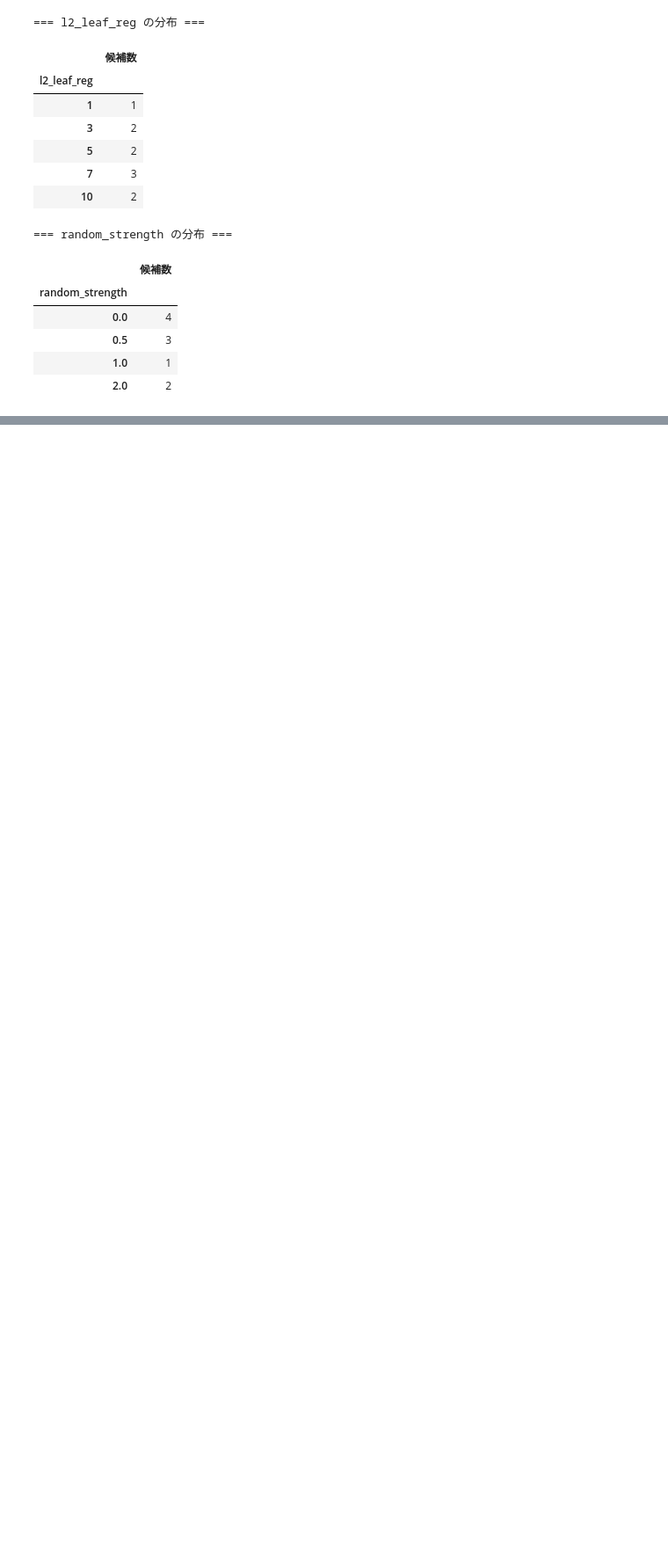
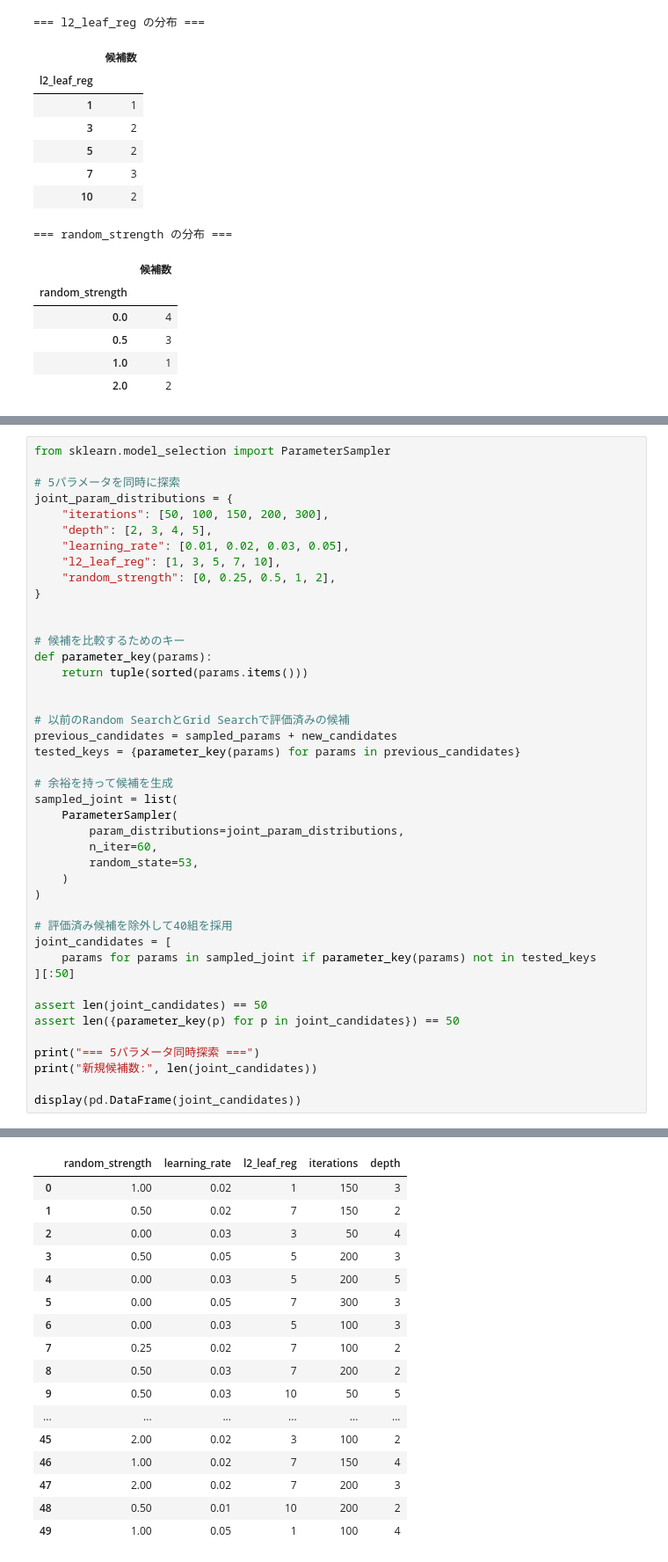
Before and after one commit to RyoShimoda/AWS_Python_data_analysis, a Jupyter notebook: notebooks/13_low_review_model_comparison.ipynb, the cells around one changed output, grey strips where cells are left out. Shown at 88% size. Cells and saved outputs as stored; diff of their text form; blank space fills up the shorter version.

```diff
--- a/notebooks/13_low_review_model_comparison.ipynb
+++ b/notebooks/13_low_review_model_comparison.ipynb
@@ -3453,0 +3465,44 @@ for parameter in parameter_names:
+# %%
+from sklearn.model_selection import ParameterSampler
+
+# 5パラメータを同時に探索
+joint_param_distributions = {
+    "iterations": [50, 100, 150, 200, 300],
+    "depth": [2, 3, 4, 5],
+    "learning_rate": [0.01, 0.02, 0.03, 0.05],
+    "l2_leaf_reg": [1, 3, 5, 7, 10],
+    "random_strength": [0, 0.25, 0.5, 1, 2],
+}
+
+
+# 候補を比較するためのキー
+def parameter_key(params):
+    return tuple(sorted(params.items()))
+
+
+# 以前のRandom SearchとGrid Searchで評価済みの候補
+previous_candidates = sampled_params + new_candidates
+tested_keys = {parameter_key(params) for params in previous_candidates}
+
+# 余裕を持って候補を生成
+sampled_joint = list(
+    ParameterSampler(
+        param_distributions=joint_param_distributions,
+        n_iter=60,
+        random_state=53,
+    )
+)
+
+# 評価済み候補を除外して40組を採用
+joint_candidates = [
+    params for params in sampled_joint if parameter_key(params) not in tested_keys
+][:50]
+
+assert len(joint_candidates) == 50
+assert len({parameter_key(p) for p in joint_candidates}) == 50
+
+print("=== 5パラメータ同時探索 ===")
+print("新規候補数:", len(joint_candidates))
+
+display(pd.DataFrame(joint_candidates))
+# %% [output]
@@ -3453,0 +3511,17 @@ for parameter in parameter_names:
+|  | random_strength | learning_rate | l2_leaf_reg | iterations | depth |
+| 0 | 1.00 | 0.02 | 1 | 150 | 3 |
+| 1 | 0.50 | 0.02 | 7 | 150 | 2 |
+| 2 | 0.00 | 0.03 | 3 | 50 | 4 |
+| 3 | 0.50 | 0.05 | 5 | 200 | 3 |
+| 4 | 0.00 | 0.03 | 5 | 200 | 5 |
+| 5 | 0.00 | 0.05 | 7 | 300 | 3 |
+| 6 | 0.00 | 0.03 | 5 | 100 | 3 |
+| 7 | 0.25 | 0.02 | 7 | 100 | 2 |
+| 8 | 0.50 | 0.03 | 7 | 200 | 2 |
+| 9 | 0.50 | 0.03 | 10 | 50 | 5 |
+| ... | ... | ... | ... | ... | ... |
+| 45 | 2.00 | 0.02 | 3 | 100 | 2 |
+| 46 | 1.00 | 0.02 | 7 | 150 | 4 |
+| 47 | 2.00 | 0.02 | 7 | 200 | 3 |
+| 48 | 0.50 | 0.01 | 10 | 200 | 2 |
+| 49 | 1.00 | 0.05 | 1 | 100 | 4 |
```
Also changed, not shown: parts of 10 cells of this notebook, 3 other files.
